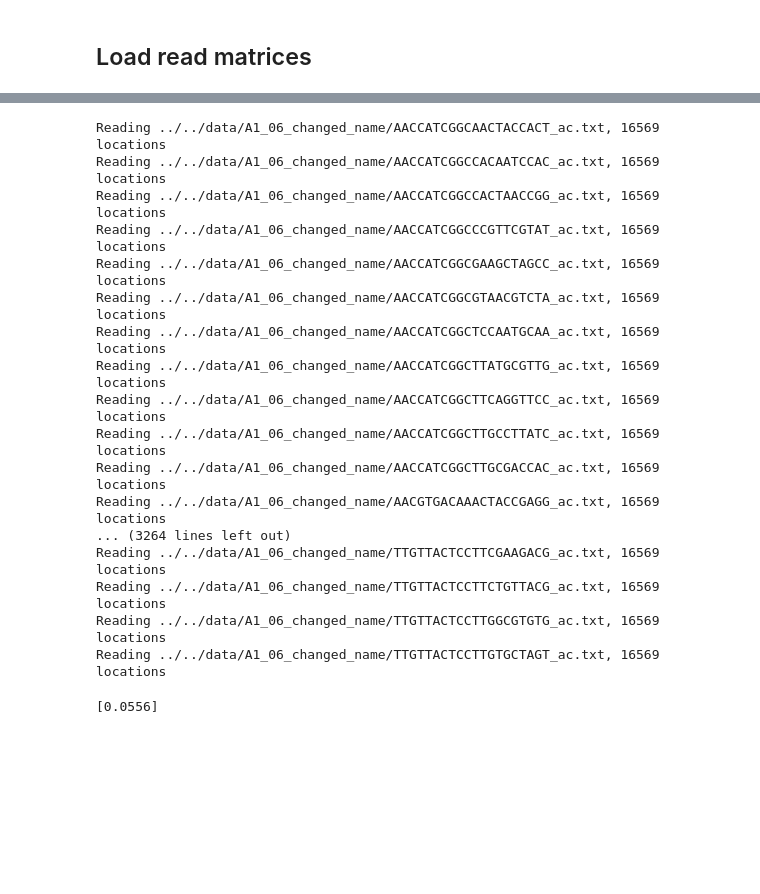
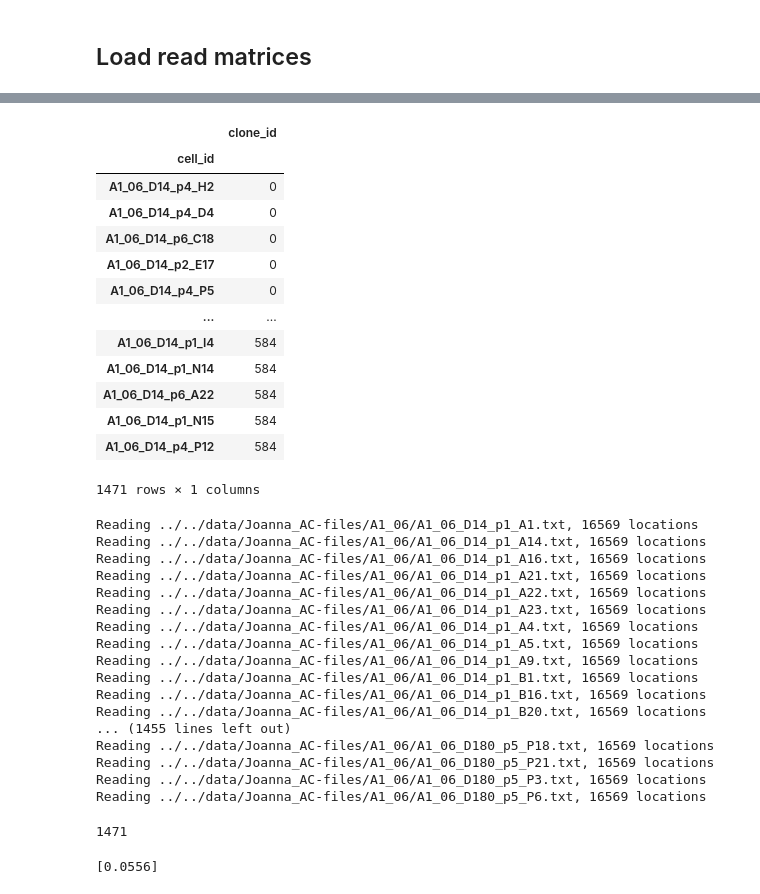
Before and after one commit to cbg-ethz/mt-SCITE, a Jupyter notebook: Notebooks/compute_mutations_probabilities_A6_cj_zumi.ipynb, the cells around one changed output, grey strips where cells are left out. Cells and saved outputs as stored; diff of their text form; code cells hidden in the pictures; blank space fills up the shorter version.

```diff
--- a/Notebooks/compute_mutations_probabilities_A6_cj_zumi.ipynb
+++ b/Notebooks/compute_mutations_probabilities_A6_cj_zumi.ipynb
@@ -37,0 +56,3 @@ Length: 16569, dtype: object
+# %%
+clone_sizes_n_10 = pd.DataFrame(meta.groupby('clone_id').count())
+clone_sizes_n_10 = clone_sizes_n_10.loc[clone_sizes_n_10['cell_id'] >=10].index
@@ -38,2 +69,21 @@ Length: 16569, dtype: object
+# %%
+meta = meta.loc[meta['clone_id'].isin(clone_sizes_n_10)].set_index('cell_id')
+# %%
+meta
+# %% [output]
+|  | clone_id |
+| cell_id |  |
+| A1_06_D14_p4_H2 | 0 |
+| A1_06_D14_p4_D4 | 0 |
+| A1_06_D14_p6_C18 | 0 |
+| A1_06_D14_p2_E17 | 0 |
+| A1_06_D14_p4_P5 | 0 |
+| ... | ... |
+| A1_06_D14_p1_I4 | 584 |
+| A1_06_D14_p1_N14 | 584 |
+| A1_06_D14_p6_A22 | 584 |
+| A1_06_D14_p1_N15 | 584 |
+| A1_06_D14_p4_P12 | 584 |
+1471 rows × 1 columns
 # %%
 # Path to allele count files
@@ -58,6 +108,11 @@ cell_count_filenames = list(glob(os.path.join(INPUT_PATH, '*.txt')))
 for filename in sorted(cell_count_filenames):
     name = os.path.basename(filename).split('.')[0]
 
+    try:
+        meta.loc[name]
+    except:
+        continue
+
     # Load one cell count file
     counts = pd.read_csv(filename, sep='\t')
     print(f'Reading {filename}, {counts.shape[0]} locations')
@@ -68,23 +123,27 @@ for filename in sorted(cell_count_filenames):
     cell_count.append(counts)
     cell_name.append(name)
 # %% [output]
-Reading ../../data/A1_06_changed_name/AACCATCGGCAACTACCACT_ac.txt, 16569 locations
-Reading ../../data/A1_06_changed_name/AACCATCGGCCACAATCCAC_ac.txt, 16569 locations
-Reading ../../data/A1_06_changed_name/AACCATCGGCCACTAACCGG_ac.txt, 16569 locations
-Reading ../../data/A1_06_changed_name/AACCATCGGCCCGTTCGTAT_ac.txt, 16569 locations
-Reading ../../data/A1_06_changed_name/AACCATCGGCGAAGCTAGCC_ac.txt, 16569 locations
-Reading ../../data/A1_06_changed_name/AACCATCGGCGTAACGTCTA_ac.txt, 16569 locations
-Reading ../../data/A1_06_changed_name/AACCATCGGCTCCAATGCAA_ac.txt, 16569 locations
-Reading ../../data/A1_06_changed_name/AACCATCGGCTTATGCGTTG_ac.txt, 16569 locations
-Reading ../../data/A1_06_changed_name/AACCATCGGCTTCAGGTTCC_ac.txt, 16569 locations
-Reading ../../data/A1_06_changed_name/AACCATCGGCTTGCCTTATC_ac.txt, 16569 locations
-Reading ../../data/A1_06_changed_name/AACCATCGGCTTGCGACCAC_ac.txt, 16569 locations
-Reading ../../data/A1_06_changed_name/AACGTGACAAACTACCGAGG_ac.txt, 16569 locations
-... (3264 lines left out)
-Reading ../../data/A1_06_changed_name/TTGTTACTCCTTCGAAGACG_ac.txt, 16569 locations
-Reading ../../data/A1_06_changed_name/TTGTTACTCCTTCTGTTACG_ac.txt, 16569 locations
-Reading ../../data/A1_06_changed_name/TTGTTACTCCTTGGCGTGTG_ac.txt, 16569 locations
-Reading ../../data/A1_06_changed_name/TTGTTACTCCTTGTGCTAGT_ac.txt, 16569 locations
+Reading ../../data/Joanna_AC-files/A1_06/A1_06_D14_p1_A1.txt, 16569 locations
+Reading ../../data/Joanna_AC-files/A1_06/A1_06_D14_p1_A14.txt, 16569 locations
+Reading ../../data/Joanna_AC-files/A1_06/A1_06_D14_p1_A16.txt, 16569 locations
+Reading ../../data/Joanna_AC-files/A1_06/A1_06_D14_p1_A21.txt, 16569 locations
+Reading ../../data/Joanna_AC-files/A1_06/A1_06_D14_p1_A22.txt, 16569 locations
+Reading ../../data/Joanna_AC-files/A1_06/A1_06_D14_p1_A23.txt, 16569 locations
+Reading ../../data/Joanna_AC-files/A1_06/A1_06_D14_p1_A4.txt, 16569 locations
+Reading ../../data/Joanna_AC-files/A1_06/A1_06_D14_p1_A5.txt, 16569 locations
+Reading ../../data/Joanna_AC-files/A1_06/A1_06_D14_p1_A9.txt, 16569 locations
+Reading ../../data/Joanna_AC-files/A1_06/A1_06_D14_p1_B1.txt, 16569 locations
+Reading ../../data/Joanna_AC-files/A1_06/A1_06_D14_p1_B16.txt, 16569 locations
+Reading ../../data/Joanna_AC-files/A1_06/A1_06_D14_p1_B20.txt, 16569 locations
+... (1455 lines left out)
+Reading ../../data/Joanna_AC-files/A1_06/A1_06_D180_p5_P18.txt, 16569 locations
+Reading ../../data/Joanna_AC-files/A1_06/A1_06_D180_p5_P21.txt, 16569 locations
+Reading ../../data/Joanna_AC-files/A1_06/A1_06_D180_p5_P3.txt, 16569 locations
+Reading ../../data/Joanna_AC-files/A1_06/A1_06_D180_p5_P6.txt, 16569 locations
+# %%
+len(cell_name)
+# %% [output]
+1471
 # %%
 def remove_low_cov_pos(cell_count):
 
```
Also changed, not shown: parts of 4 cells of this notebook.
